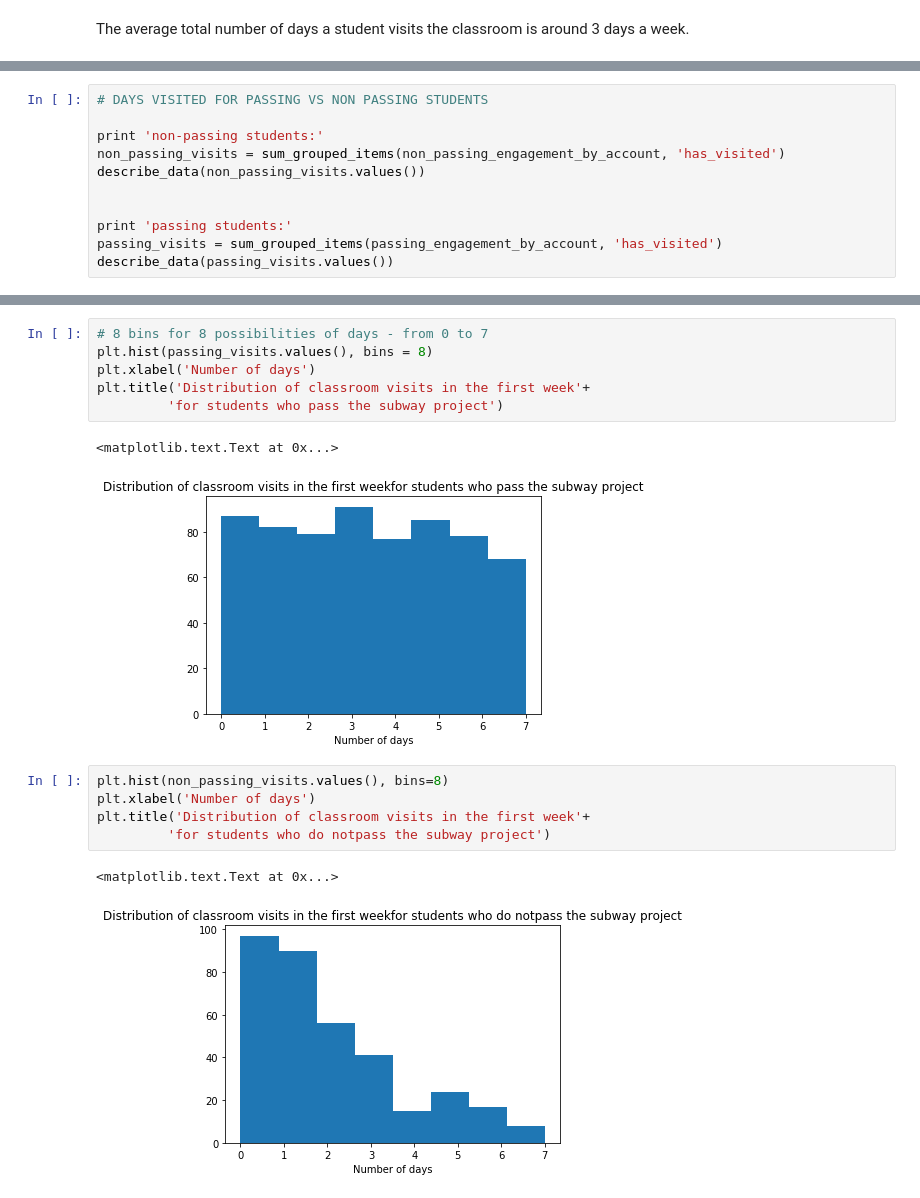
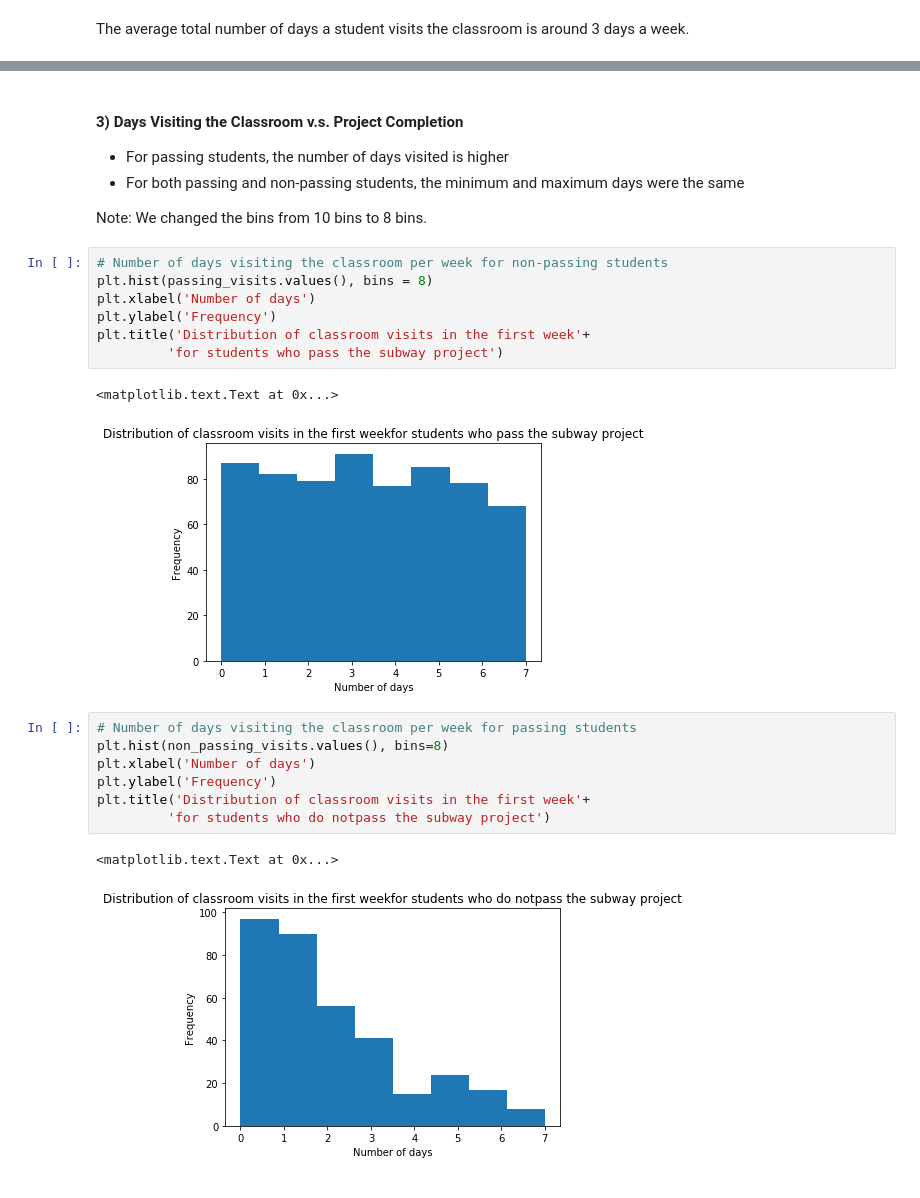
Before and after one commit to lucylow/udacity_student_engagement, a Jupyter notebook: student_engagement.ipynb, the cells around one changed output, grey strips where cells are left out. Saved outputs shown, nothing was run; the diff lists cells and outputs as text.

```diff
--- a/student_engagement.ipynb
+++ b/student_engagement.ipynb
@@ -734,11 +584,0 @@ What do we notice?
-# %%
-# DAYS VISITED FOR PASSING VS NON PASSING STUDENTS
-
-print 'non-passing students:'
-non_passing_visits = sum_grouped_items(non_passing_engagement_by_account, 'has_visited')
-describe_data(non_passing_visits.values())
-
-
-print 'passing students:'
-passing_visits = sum_grouped_items(passing_engagement_by_account, 'has_visited')
-describe_data(passing_visits.values())
@@ -757,17 +613,27 @@ Maximum: 7
+# %% [markdown]
+#### 3) Days Visiting the Classroom v.s. Project Completion
+
+* For passing students, the number of days visited is higher
+* For both passing and non-passing students, the minimum and maximum days were the same
+
+Note: We changed the bins from 10 bins to 8 bins.
 # %%
-# 8 bins for 8 possibilities of days - from 0 to 7
+# Number of days visiting the classroom per week for non-passing students
 plt.hist(passing_visits.values(), bins = 8)
 plt.xlabel('Number of days')
+plt.ylabel('Frequency')
 plt.title('Distribution of classroom visits in the first week'+
          'for students who pass the subway project')
 # %% [output]
 <matplotlib.text.Text at 0x...>
-[figure, old version]
+[figure, new version]
 # %%
+# Number of days visiting the classroom per week for passing students
 plt.hist(non_passing_visits.values(), bins=8)
 plt.xlabel('Number of days')
+plt.ylabel('Frequency')
 plt.title('Distribution of classroom visits in the first week'+
          'for students who do notpass the subway project')
 # %% [output]
 <matplotlib.text.Text at 0x...>
-[figure, old version]
+[figure, new version]
```
Also changed, not shown: parts of 133 cells of this notebook.
